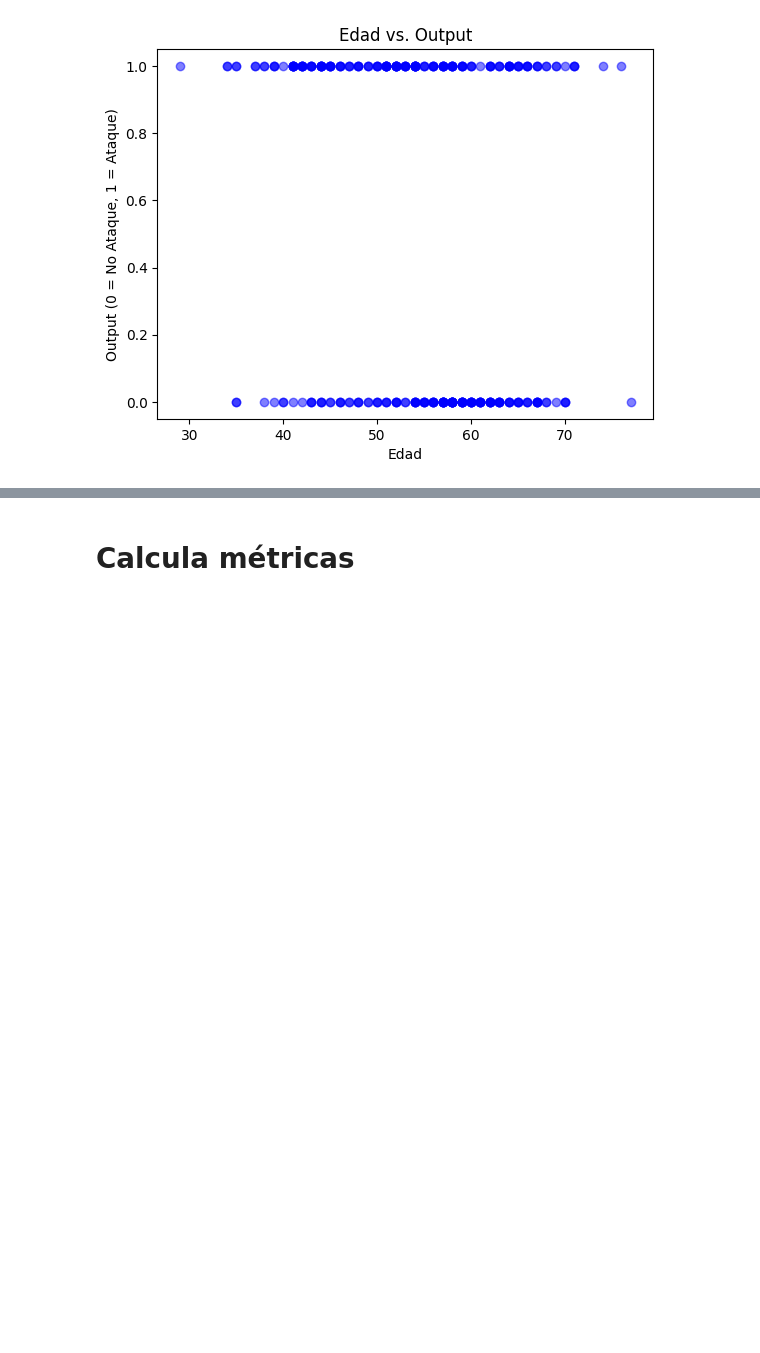
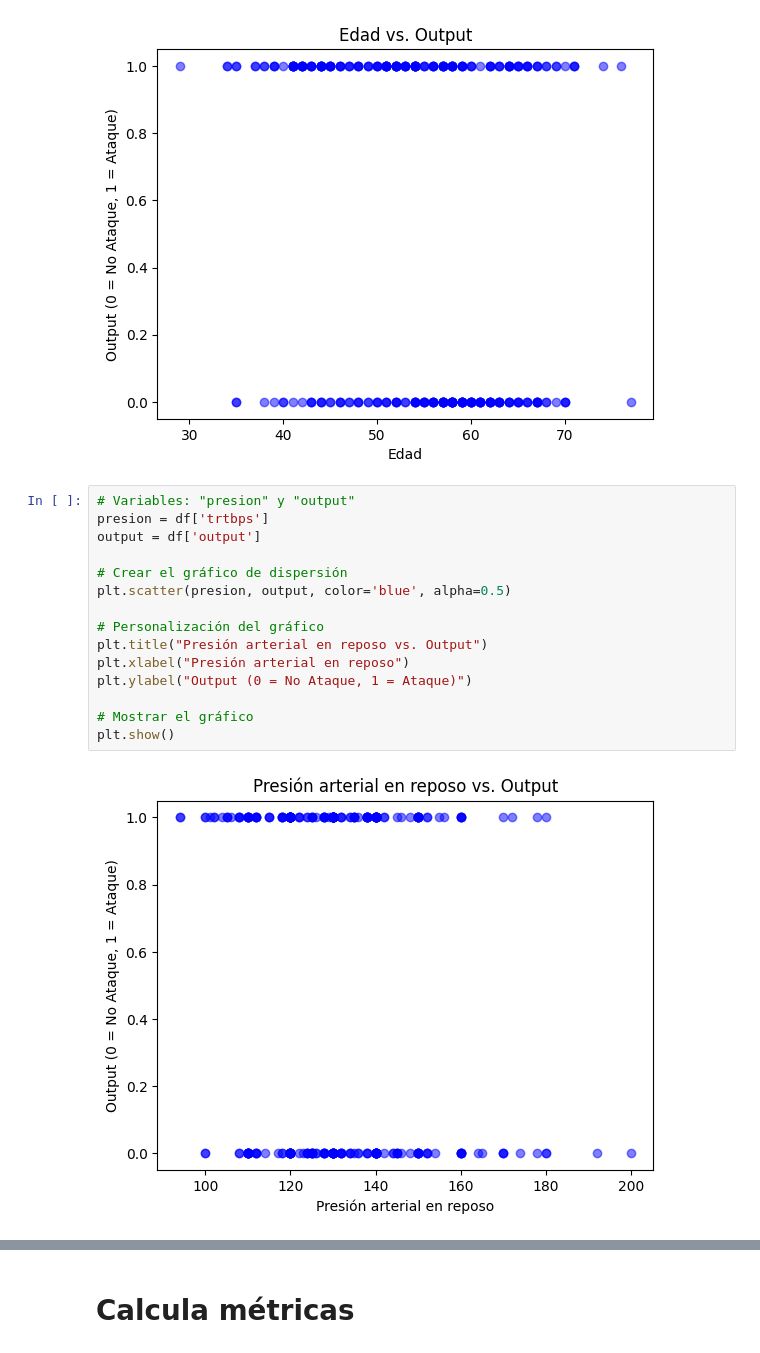
Before and after one commit to renemorenow/MachineLearning2, a Jupyter notebook: Prog_Basica_Python/Infarto_de_miocardio.ipynb, the cells around one changed output, grey strips where cells are left out. Cells and saved outputs as stored; diff of their text form; blank space fills up the shorter version.

```diff
--- a/Prog_Basica_Python/Infarto_de_miocardio.ipynb
+++ b/Prog_Basica_Python/Infarto_de_miocardio.ipynb
@@ -226,3 +226,20 @@ plt.ylabel("Output (0 = No Ataque, 1 = Ataque)")
 plt.show()
 # %% [output]
 [figure]
+# %%
+# Variables: "presion" y "output"
+presion = df['trtbps']
+output = df['output']
+
+# Crear el gráfico de dispersión
+plt.scatter(presion, output, color='blue', alpha=0.5)
+
+# Personalización del gráfico
+plt.title("Presión arterial en reposo vs. Output")
+plt.xlabel("Presión arterial en reposo")
+plt.ylabel("Output (0 = No Ataque, 1 = Ataque)")
+
+# Mostrar el gráfico
+plt.show()
+# %% [output]
+[figure, added]
```
Also changed, not shown: parts of 4 cells of this notebook.
